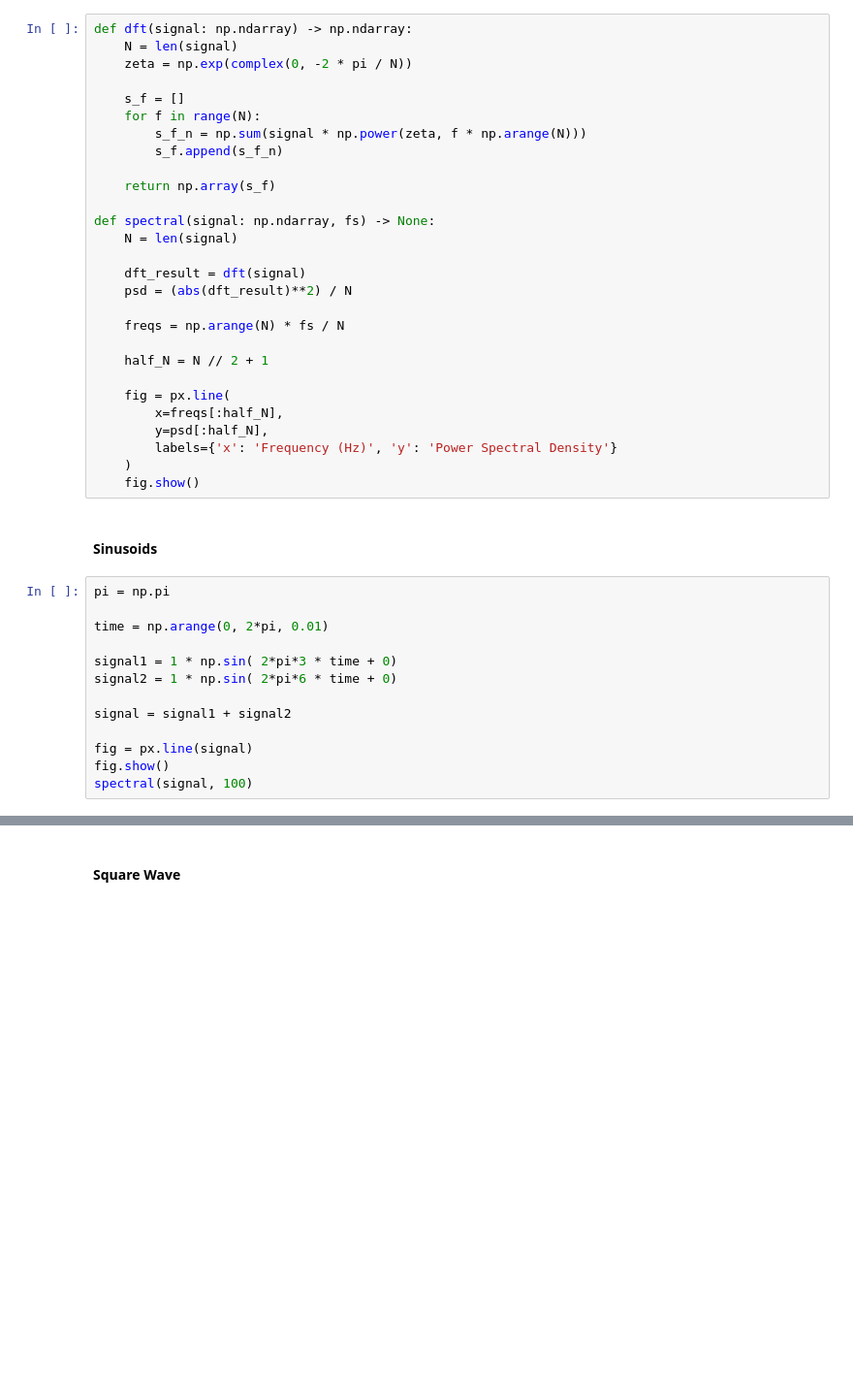
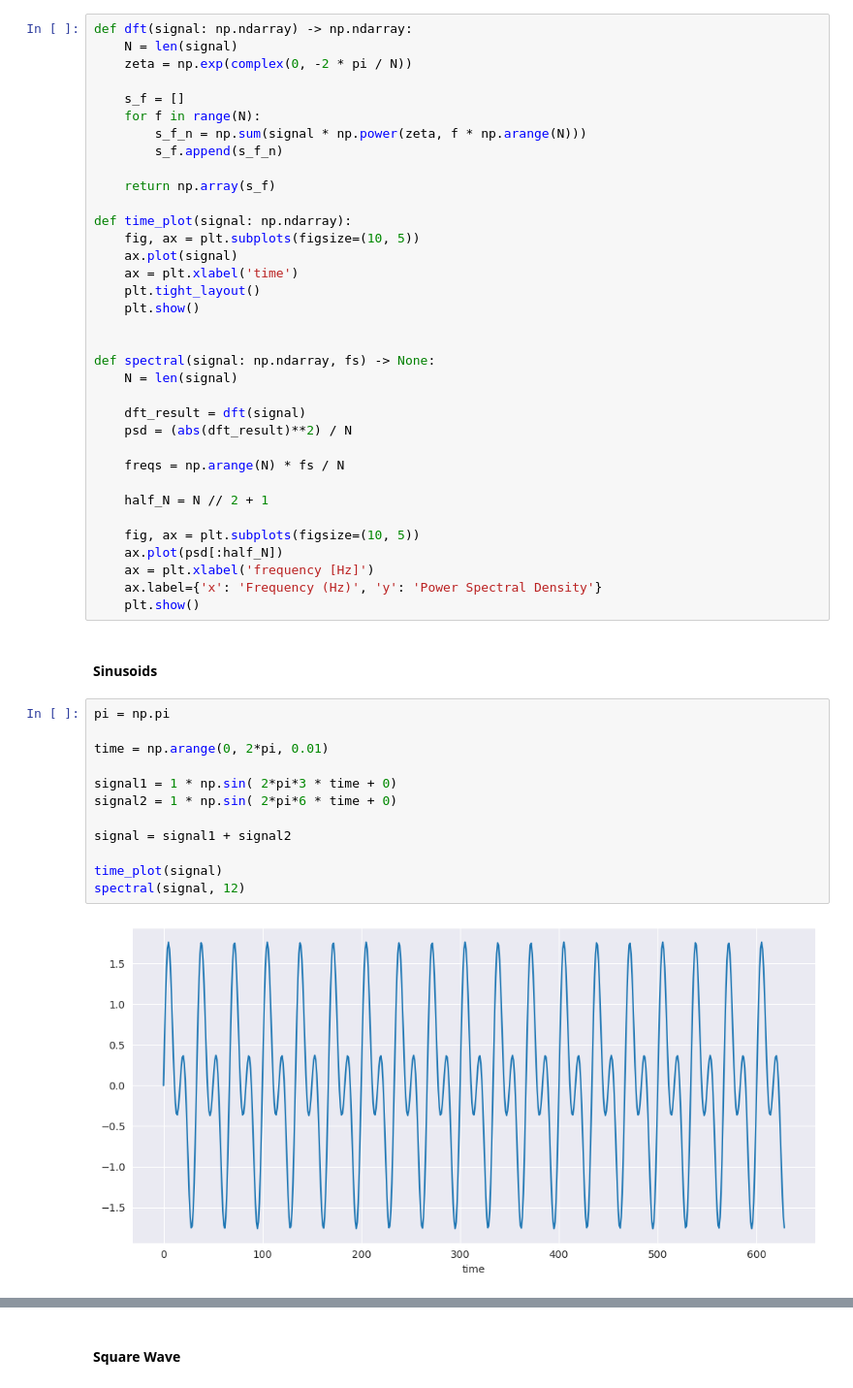
Before and after one commit to Rishabh-HSLU/HSLU_Time_Series_Analysis, a Jupyter notebook: submission/week8.ipynb, the cells around one changed output, grey strips where cells are left out. Shown at 97% size. Drawn from its saved outputs; the diff is of its cells as text; blank space fills up the shorter version.

```diff
--- a/submission/week8.ipynb
+++ b/submission/week8.ipynb
@@ -18,6 +18,14 @@ def dft(signal: np.ndarray) -> np.ndarray:
 
     return np.array(s_f)
 
+def time_plot(signal: np.ndarray):
+    fig, ax = plt.subplots(figsize=(10, 5))
+    ax.plot(signal)
+    ax = plt.xlabel('time')
+    plt.tight_layout()
+    plt.show()
+
+
 def spectral(signal: np.ndarray, fs) -> None:
     N = len(signal)
 
@@ -28,24 +36,24 @@ def spectral(signal: np.ndarray, fs) -> None:
 
     half_N = N // 2 + 1
 
-    fig = px.line(
-        x=freqs[:half_N],
-        y=psd[:half_N],
-        labels={'x': 'Frequency (Hz)', 'y': 'Power Spectral Density'}
-    )
-    fig.show()
+    fig, ax = plt.subplots(figsize=(10, 5))
+    ax.plot(psd[:half_N])
+    ax = plt.xlabel('frequency [Hz]')
+    ax.label={'x': 'Frequency (Hz)', 'y': 'Power Spectral Density'}
+    plt.show()
 # %% [markdown]
 #### Sinusoids
 # %%
 pi = np.pi
 
 time = np.arange(0, 2*pi, 0.01)
 
 signal1 = 1 * np.sin( 2*pi*3 * time + 0)
 signal2 = 1 * np.sin( 2*pi*6 * time + 0)
 
 signal = signal1 + signal2
 
-fig = px.line(signal)
-fig.show()
-spectral(signal, 100)
+time_plot(signal)
+spectral(signal, 12)
+# %% [output]
+[figure, added]
```
Also changed, not shown: parts of 14 cells of this notebook, 2 other files.
